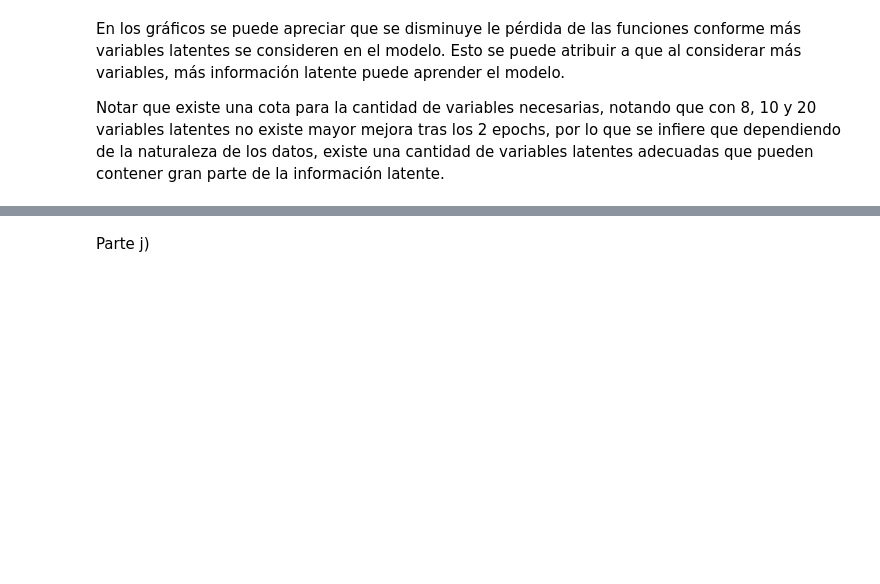
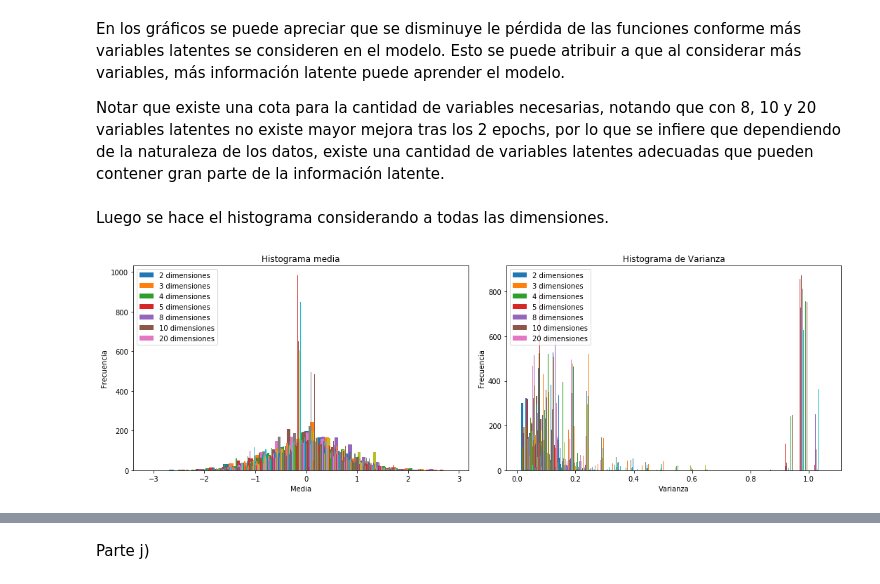
Before and after one commit to csaldias/tarea3-RedesNeuronales, a Jupyter notebook: Pregunta 1.ipynb, the cells around one changed output, grey strips where cells are left out. Drawn from its saved outputs; the diff is of its cells as text; code cells hidden in the pictures; blank space fills up the shorter version.

```diff
--- a/Pregunta 1.ipynb
+++ b/Pregunta 1.ipynb
@@ -653,3 +572,30 @@ plt.show()
 En los gráficos se puede apreciar que se disminuye le pérdida de las funciones conforme más variables latentes se consideren en el modelo. Esto se puede atribuir a que al considerar más variables, más información latente puede aprender el modelo.
 
 Notar que existe una cota para la cantidad de variables necesarias, notando que con 8, 10 y 20 variables latentes no existe mayor mejora tras los 2 epochs, por lo que se infiere que dependiendo de la naturaleza de los datos, existe una cantidad de variables latentes adecuadas que pueden contener gran parte de la información latente.
+# %% [markdown]
+Luego se hace el histograma considerando a todas las dimensiones.
+# %%
+fig, axes = plt.subplots(nrows=1, ncols=2,figsize=(15,5))
+ax = axes.flatten()
+leg=[]
+for i in range(len(dimensiones)):
+    leg.append(str(dimensiones[i])+" dimensiones")
+ax[0].set_title('Histograma media')
+ax[0].set_ylabel('Frecuencia')
+ax[0].set_xlabel('Media')
+ax[1].set_title('Histograma de Varianza')
+ax[1].set_ylabel('Frecuencia')
+ax[1].set_xlabel('Varianza')
+
+#histogram
+for i in range(len(dimensiones)):
+    x_test_encoded=modelos1[i].predict(X_test[:1000],batch_size=batch_size)
+    x_test_log_var=modelos2[i].predict(X_test[:1000],batch_size=batch_size)
+    ax[0].hist(x_test_encoded,20)
+    ax[1].hist(np.exp(x_test_log_var),20)
+ax[0].legend(leg, loc='upper left')
+ax[1].legend(leg, loc='upper left')
+plt.tight_layout()
+plt.show()
+# %% [output]
+[figure, added]
```
Also changed, not shown: parts of 30 cells of this notebook.
